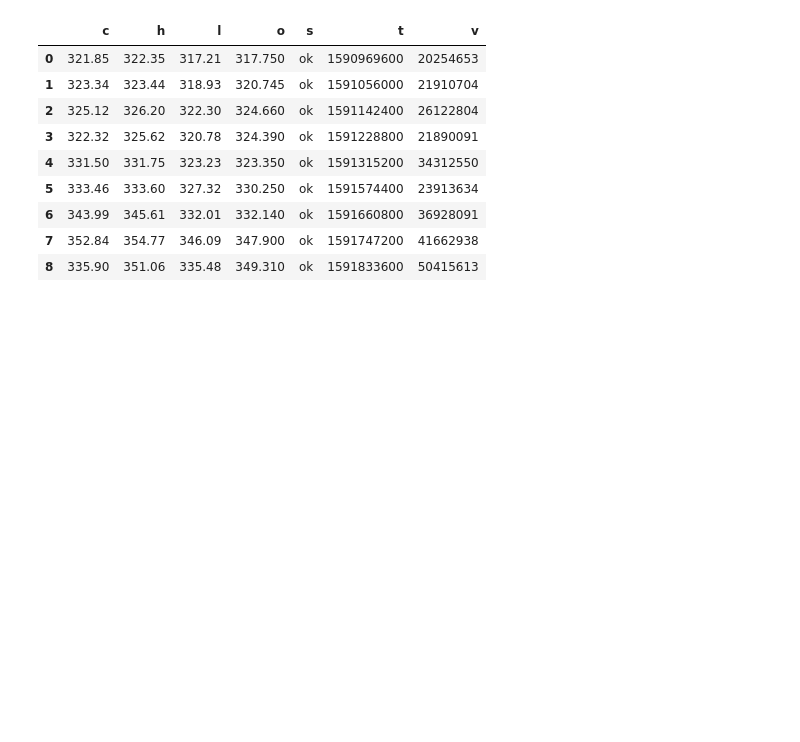
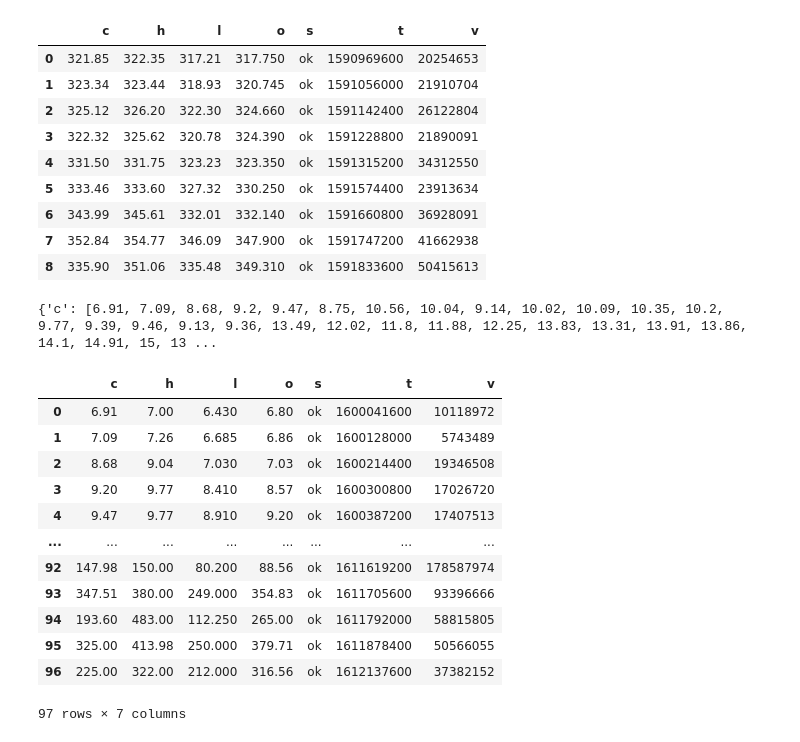
Before and after one commit to cmcoder9/Shortease, a Jupyter notebook: main.ipynb, the cells around one changed output. Cells and saved outputs as stored; diff of their text form; code cells hidden in the pictures; blank space fills up the shorter version.

```diff
--- a/main.ipynb
+++ b/main.ipynb
@@ -41,3 +45,26 @@ pd.DataFrame(res)
 | 6 | 343.99 | 345.61 | 332.01 | 332.140 | ok | 1591660800 | 36928091 |
 | 7 | 352.84 | 354.77 | 346.09 | 347.900 | ok | 1591747200 | 41662938 |
 | 8 | 335.90 | 351.06 | 335.48 | 349.310 | ok | 1591833600 | 50415613 |
+# %%
+res2 = finnhub_client.stock_candles('GME', 'D', 1599886800, 1612159200)
+print(res2)
+# %% [output]
+{'c': [6.91, 7.09, 8.68, 9.2, 9.47, 8.75, 10.56, 10.04, 9.14, 10.02, 10.09, 10.35, 10.2, 9.77, 9.39, 9.46, 9.13, 9.36, 13.49, 12.02, 11.8, 11.88, 12.25, 13.83, 13.31, 13.91, 13.86, 14.1, 14.91, 15, 13 ...
+# %%
+#Convert to Pandas Dataframe
+GME = pd.DataFrame(res2)
+GME
+# %% [output]
+|  | c | h | l | o | s | t | v |
+| 0 | 6.91 | 7.00 | 6.430 | 6.80 | ok | 1600041600 | 10118972 |
+| 1 | 7.09 | 7.26 | 6.685 | 6.86 | ok | 1600128000 | 5743489 |
+| 2 | 8.68 | 9.04 | 7.030 | 7.03 | ok | 1600214400 | 19346508 |
+| 3 | 9.20 | 9.77 | 8.410 | 8.57 | ok | 1600300800 | 17026720 |
+| 4 | 9.47 | 9.77 | 8.910 | 9.20 | ok | 1600387200 | 17407513 |
+| ... | ... | ... | ... | ... | ... | ... | ... |
+| 92 | 147.98 | 150.00 | 80.200 | 88.56 | ok | 1611619200 | 178587974 |
+| 93 | 347.51 | 380.00 | 249.000 | 354.83 | ok | 1611705600 | 93396666 |
+| 94 | 193.60 | 483.00 | 112.250 | 265.00 | ok | 1611792000 | 58815805 |
+| 95 | 325.00 | 413.98 | 250.000 | 379.71 | ok | 1611878400 | 50566055 |
+| 96 | 225.00 | 322.00 | 212.000 | 316.56 | ok | 1612137600 | 37382152 |
+97 rows × 7 columns
```
Also changed, not shown: parts of 10 cells of this notebook.
